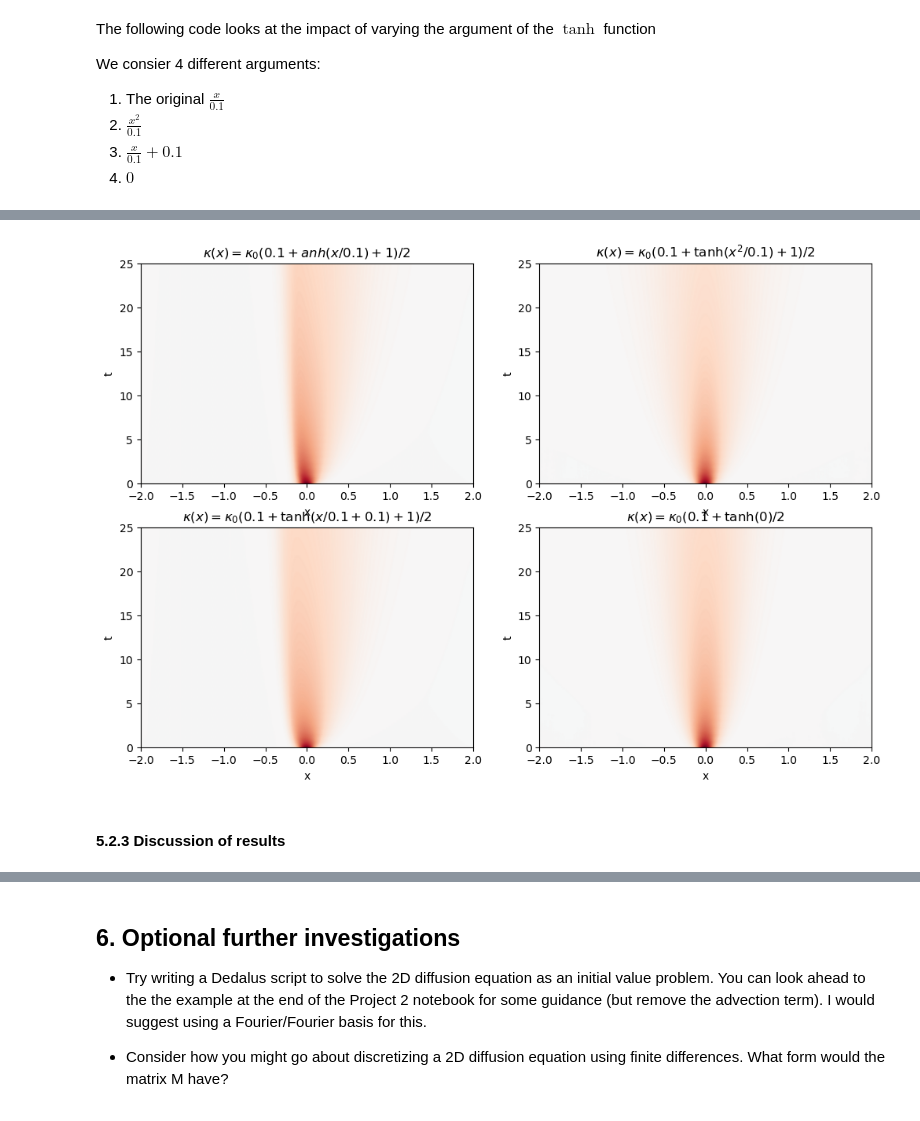
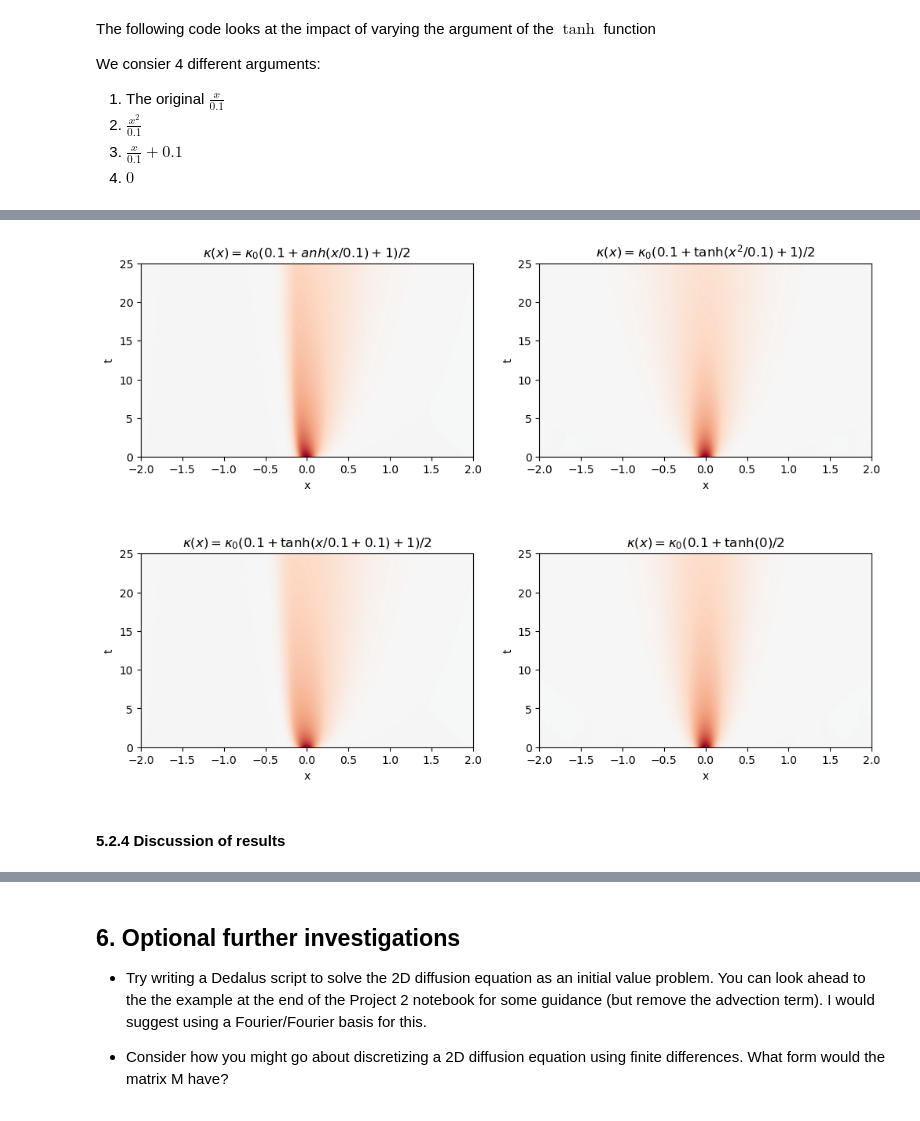
Before and after one commit to maxcharvey/QCES_LNM_projects, a Jupyter notebook: Project1_dedalus.ipynb, the cells around one changed output, grey strips where cells are left out. Saved outputs shown, nothing was run; the diff lists cells and outputs as text; code cells hidden in the pictures.

```diff
--- a/Project1_dedalus.ipynb
+++ b/Project1_dedalus.ipynb
@@ -653,6 +692,7 @@ We consier 4 different arguments:
 4.  $0$
 # %%
 fig, ax2 = plt.subplots(figsize=(12, 8), ncols=2, nrows=2)
+fig.subplots_adjust(hspace=0.5)
 ax2=ax2.flatten()
 
 Nx = 1024 # The number of gridpoints. Note that Fourier transforms are more efficient if this is a power of 2
@@ -729,3 +769,3 @@ plt.show()
-[figure, old version]
+[figure, new version]
 # %% [markdown]
-#### 5.2.3 Discussion of results
+#### 5.2.4 Discussion of results
```
Also changed, not shown: parts of 12 cells of this notebook, 1 other file.
